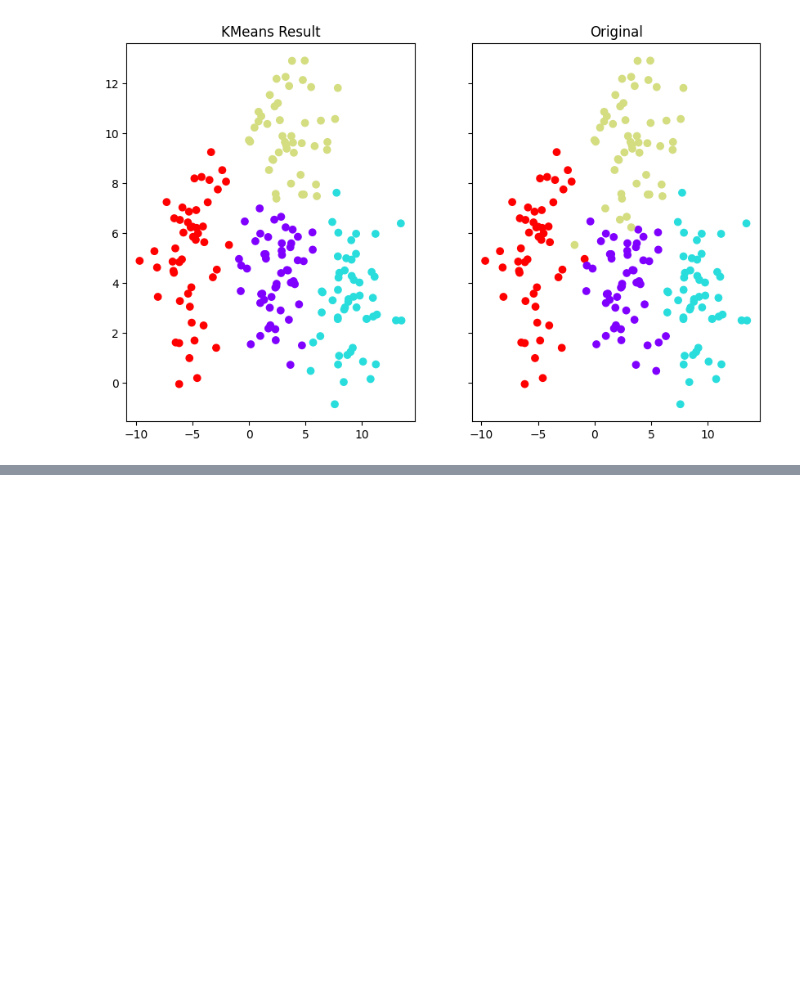
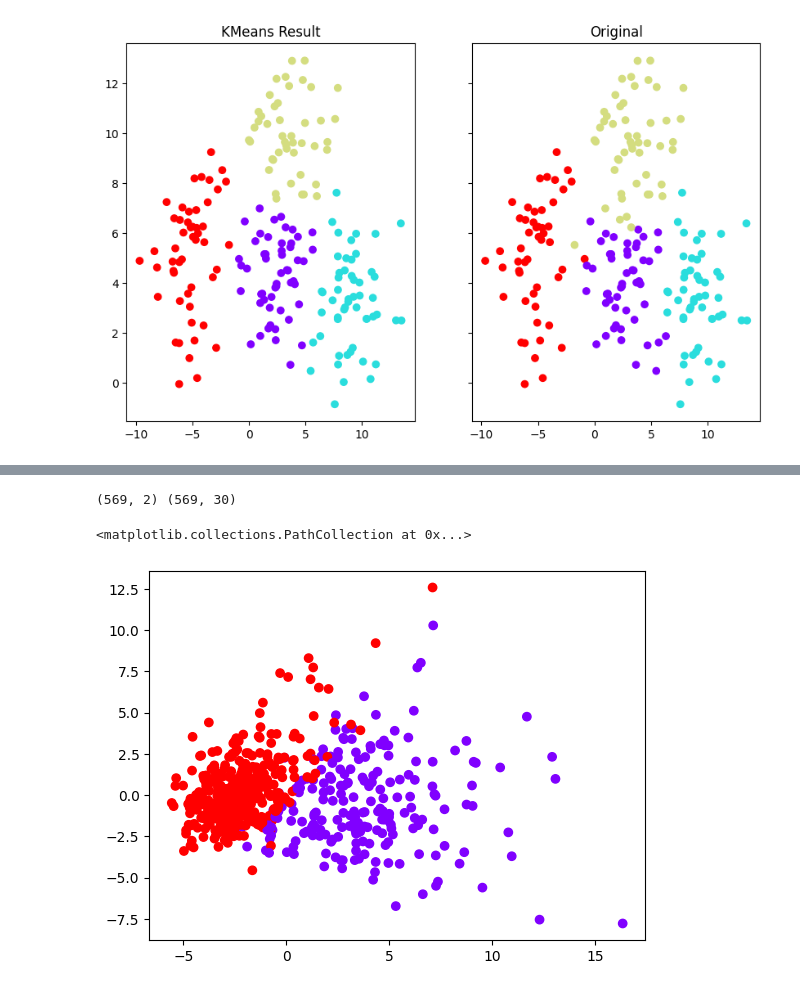
Before and after one commit to musakazim-1397/ML_models, a Jupyter notebook: ML.ipynb, the cells around one changed output, grey strips where cells are left out. Saved outputs shown, nothing was run; the diff lists cells and outputs as text; code cells hidden in the pictures; blank space fills up the shorter version.

```diff
--- a/ML.ipynb
+++ b/ML.ipynb
@@ -680,0 +690,3 @@ Text(0.5, 1.0, 'Original')
+# %%
+df= pd.DataFrame(cancer['data'], columns=cancer['feature_names'])
+df.head()
@@ -680,0 +701,18 @@ Text(0.5, 1.0, 'Original')
+# %%
+#this df has many columns, so will perform PCA to find out the important columns which can decide whether a tumour is benign
+#PCA and KNN needs data to be normalized
+from sklearn.preprocessing import StandardScaler
+scaler = StandardScaler()
+normalized_df = scaler.fit_transform(df)
+# %%
+from sklearn.decomposition import PCA
+pca= PCA(n_components=2)
+x_pca= pca.fit_transform(normalized_df)
+print(x_pca.shape, normalized_df.shape)
+# %% [output]
+(569, 2) (569, 30)
+# %%
+plt.scatter(x_pca[:,0], x_pca[:,1], c=cancer['target'], cmap='rainbow')
+# %% [output]
+<matplotlib.collections.PathCollection at 0x...>
+[figure, added]
```
Also changed, not shown: parts of 3 cells of this notebook.
